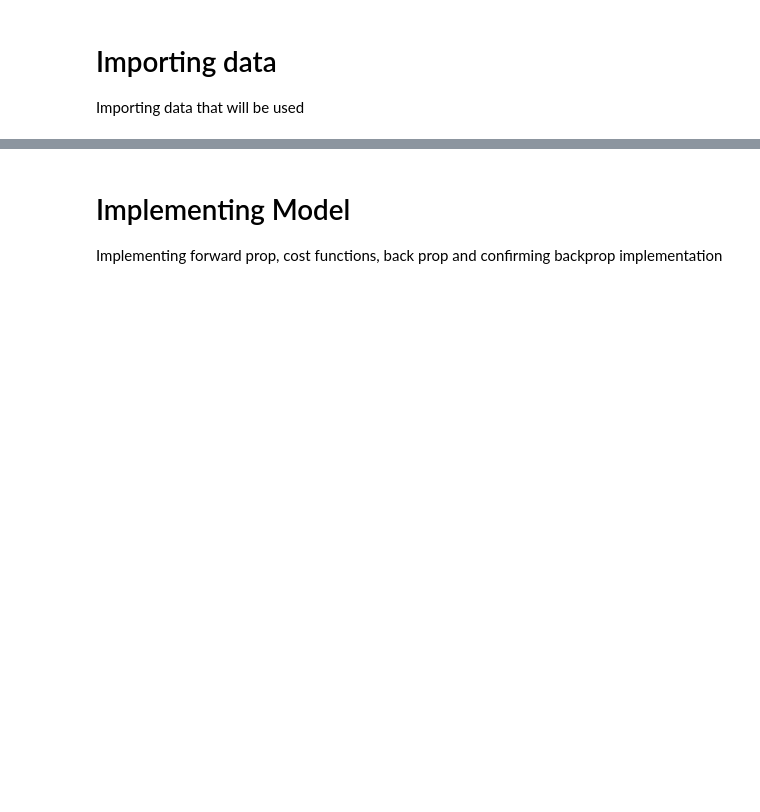
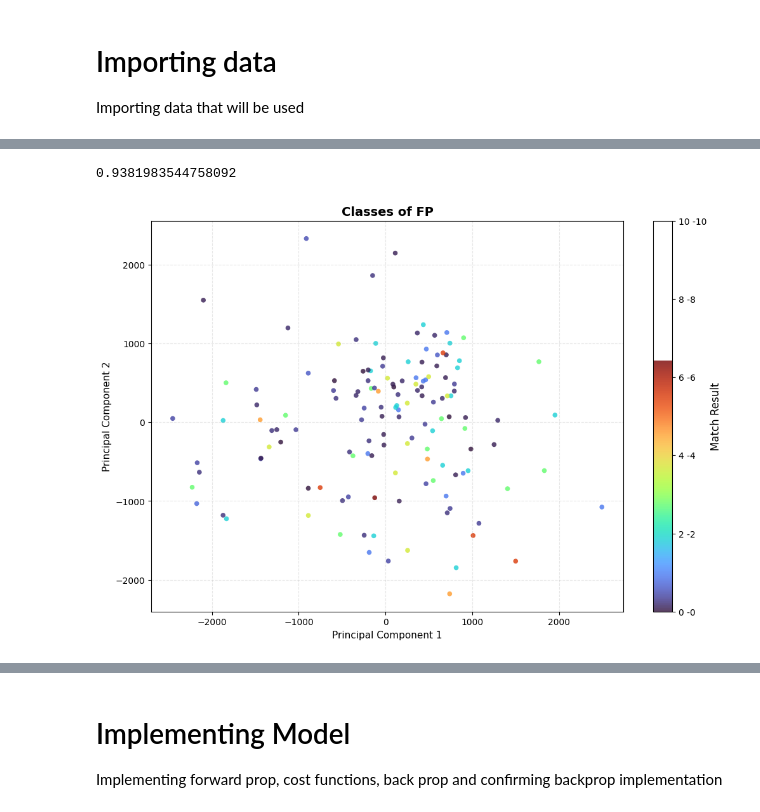
Before and after one commit to romannjoroge/AIEngineering, a Jupyter notebook: Projects/FIFACompetition/model_theory_3.ipynb, the cells around one changed output, grey strips where cells are left out. Cells and saved outputs as stored; diff of their text form; code cells hidden in the pictures; blank space fills up the shorter version.

```diff
--- a/Projects/FIFACompetition/model_theory_3.ipynb
+++ b/Projects/FIFACompetition/model_theory_3.ipynb
@@ -63,0 +124,11 @@ X_Self_Weighted = Weighted_first_team - Weighted_second_team
+# %%
+# See if compining team mate data then concatenating will make things better
+X_sum_concat = np.concatenate((Sum_first_half, Sum_second_half), axis=-1)
+X_no_viz, X_viz, Y_no_viz, Y_viz = train_test_split(X_sum_concat, Y_trimmed, test_size=0.1, random_state=121)
+Target_labels = np.argmax(Y_viz, axis=1)
+plot_distribution_pca(X=X_viz, Y=Target_labels)
+
+# Alot more variance than raw values definetly
+# %% [output]
+0.9381983544758092
+[figure, added]
```
Also changed, not shown: parts of 24 cells of this notebook, 1 other file.
